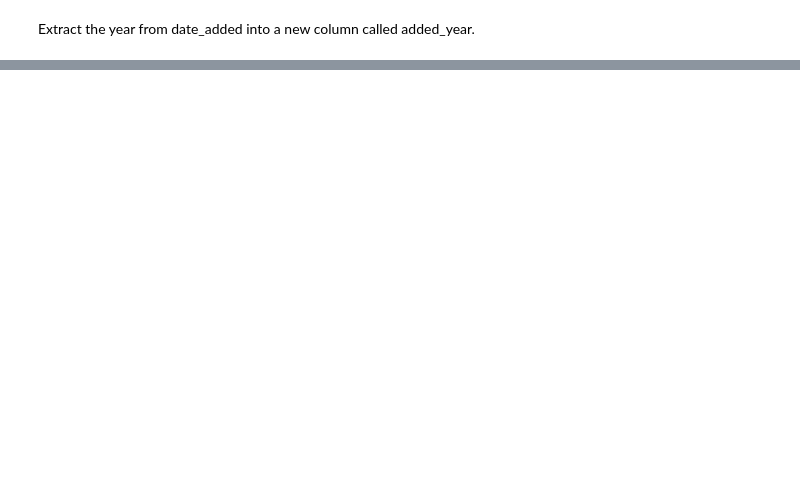
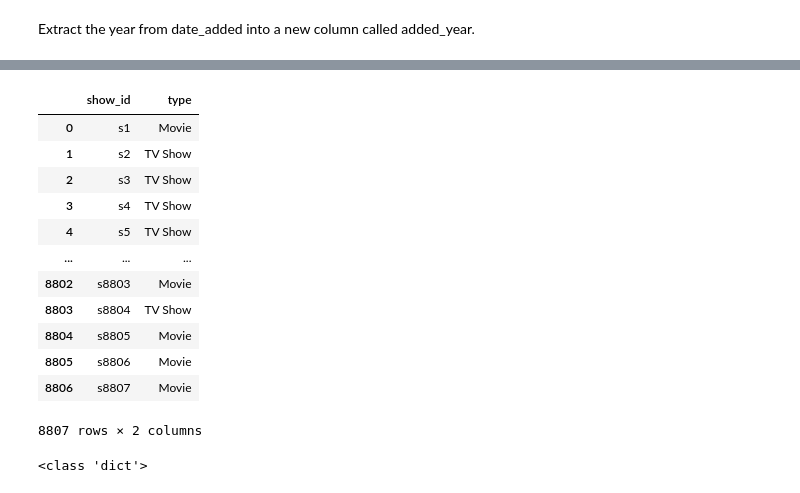
Before and after one commit to vedanshmathur7/Python--Libraries, a Jupyter notebook: Pandas/final practice set.ipynb, the cells around one changed output, grey strips where cells are left out. Drawn from its saved outputs; the diff is of its cells as text; code cells hidden in the pictures; blank space fills up the shorter version.

```diff
--- a/Pandas/final practice set.ipynb
+++ b/Pandas/final practice set.ipynb
@@ -306,0 +364,4 @@ data"] =
+# %%
+import pandas as pd
+
+data = pd.read_csv("netflix_titles.csv")  # or the correct path
@@ -306,0 +389,4 @@ data"] =
+# %%
+data["sortu"] = data["title"].apply(
+    lambda x : "Yes this contains love" if "Love" in x else "it doesnt contain love"
+)
@@ -306,0 +409,20 @@ data"] =
+# %%
+data[['show_id' , 'type']]
+# %% [output]
+|  | show_id | type |
+| 0 | s1 | Movie |
+| 1 | s2 | TV Show |
+| 2 | s3 | TV Show |
+| 3 | s4 | TV Show |
+| 4 | s5 | TV Show |
+| ... | ... | ... |
+| 8802 | s8803 | Movie |
+| 8803 | s8804 | TV Show |
+| 8804 | s8805 | Movie |
+| 8805 | s8806 | Movie |
+| 8806 | s8807 | Movie |
+8807 rows × 2 columns
+# %%
+print(type(peta))
+# %% [output]
+<class 'dict'>
```
Also changed, not shown: parts of 25 cells of this notebook.
